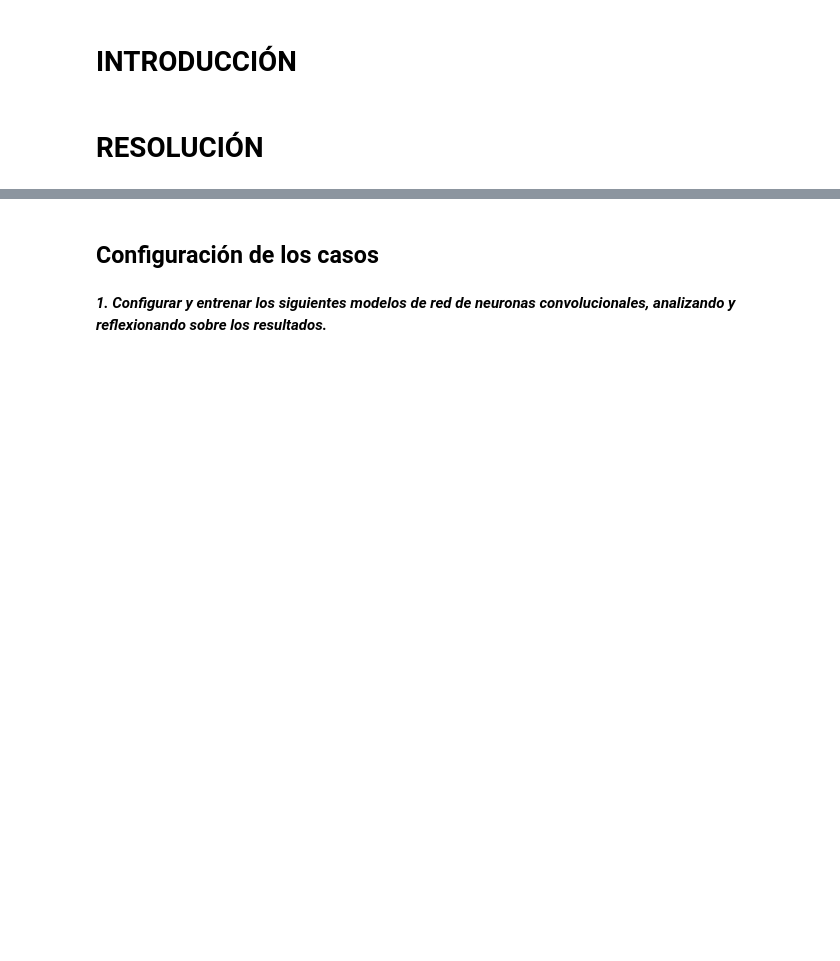
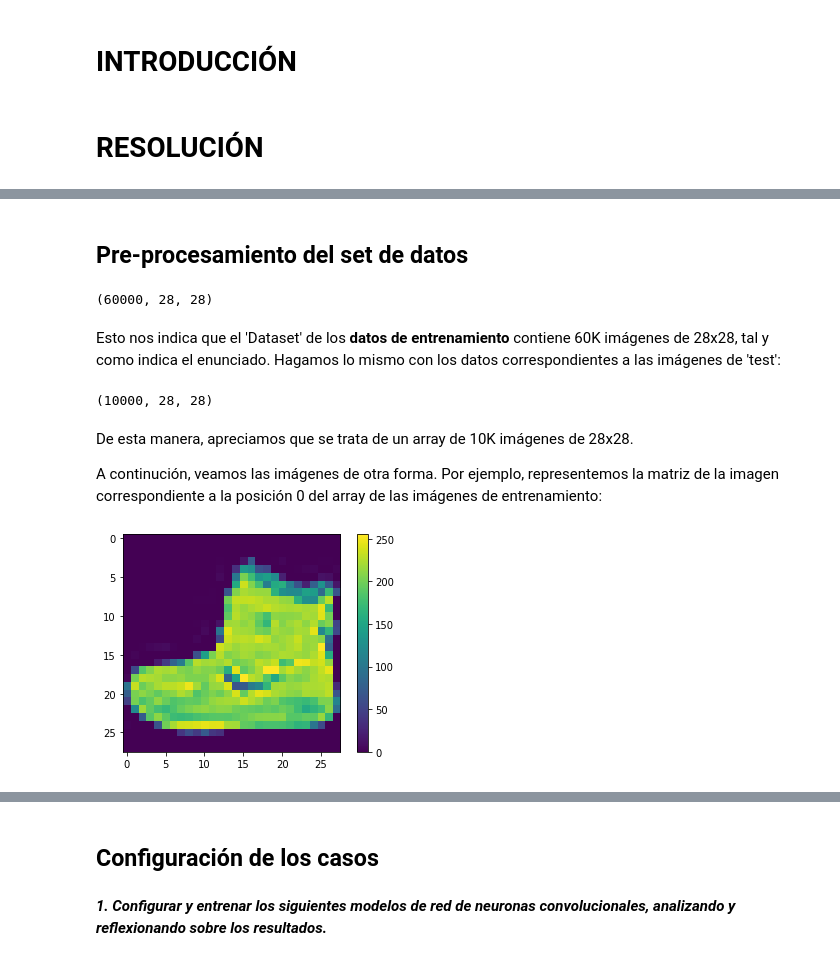
Before and after one commit to Paloma-Moya-Tudela/AA_PRACTICA1_GRUPO_2, a Jupyter notebook: A_PRACTICA2_GRUPO_2.ipynb, the cells around one changed output, grey strips where cells are left out. Saved outputs shown, nothing was run; the diff lists cells and outputs as text; code cells hidden in the pictures; blank space fills up the shorter version.

```diff
--- a/A_PRACTICA2_GRUPO_2.ipynb
+++ b/A_PRACTICA2_GRUPO_2.ipynb
@@ -36,0 +70,7 @@ Una vez se tienen claro los materiales con los que se trabajará, se podrá empe
+# %%
+# 2.- CARGAMOS EL CONJUNTO DE DATOS MINIST EN KERAS
+# mnist = tf.keras.datasets.mnist
+from keras.datasets import mnist
+
+fashion_mnist = keras.datasets.fashion_mnist
+(train_images, train_labels), (test_images, test_labels) = fashion_mnist.load_data()
@@ -36,0 +100,25 @@ Una vez se tienen claro los materiales con los que se trabajará, se podrá empe
+# %% [markdown]
+## Pre-procesamiento del set de datos
+# %%
+print(train_images.shape)
+# %% [output]
+(60000, 28, 28)
+# %% [markdown]
+Esto nos indica que el 'Dataset' de los **datos de entrenamiento** contiene 60K imágenes de 28x28, tal y como indica el enunciado. Hagamos lo mismo con los datos correspondientes a las imágenes de 'test':
+# %%
+print(test_images.shape)
+# %% [output]
+(10000, 28, 28)
+# %% [markdown]
+De esta manera, apreciamos que se trata de un array de 10K imágenes de 28x28.
+
+
+A continución, veamos las imágenes de otra forma. Por ejemplo, representemos la matriz de la imagen correspondiente a la posición 0 del array de las imágenes de entrenamiento:
+# %%
+plt.figure()
+plt.imshow(train_images[0])
+plt.colorbar()
+plt.grid(False)
+plt.show()
+# %% [output]
+[figure, added]
```
Also changed, not shown: parts of 12 cells of this notebook.
